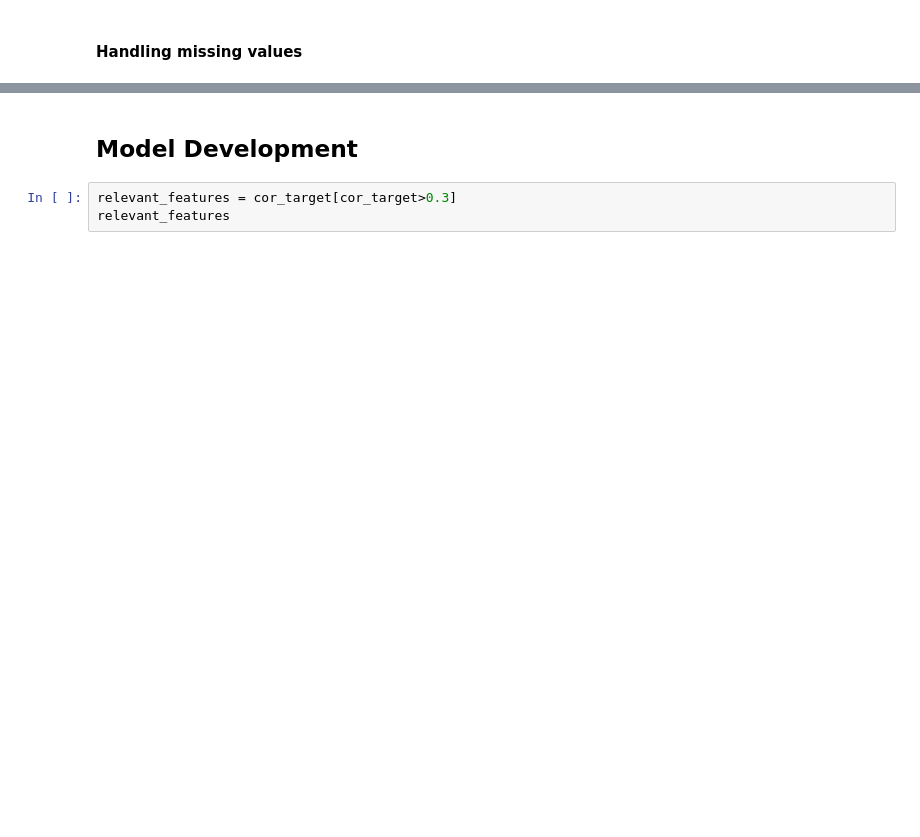
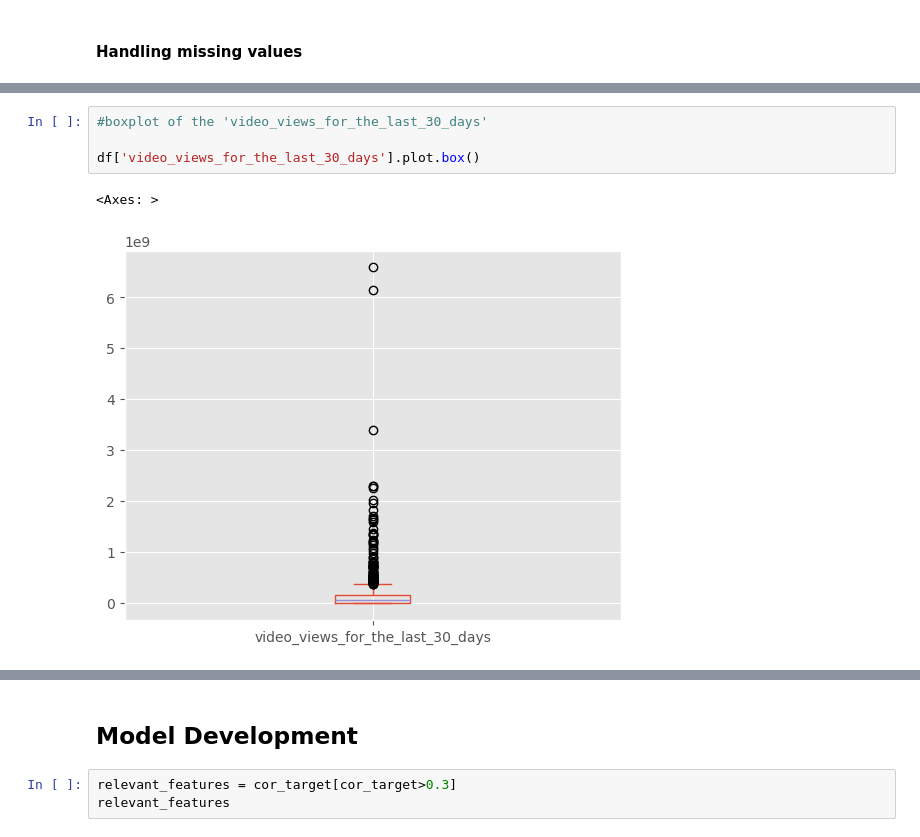
Before and after one commit to King-georges/You-Tube-Stats-Analysis, a Jupyter notebook: Project_notebook.ipynb, the cells around one changed output, grey strips where cells are left out. Cells and saved outputs as stored; diff of their text form; blank space fills up the shorter version.

```diff
--- a/Project_notebook.ipynb
+++ b/Project_notebook.ipynb
@@ -316,3 +343,10 @@ df['channel_type'].fillna('Other', inplace=True)
+# %%
+#boxplot of the 'video_views_for_the_last_30_days'
+
+df['video_views_for_the_last_30_days'].plot.box()
+# %% [output]
+<Axes: >
+[figure, added]
 # %%
 #Replacing missing values of video_views_for_last_30_days with the mode
 mode_value = df["video_views_for_the_last_30_days"].mode()[0]
```
Also changed, not shown: parts of 38 cells of this notebook.
